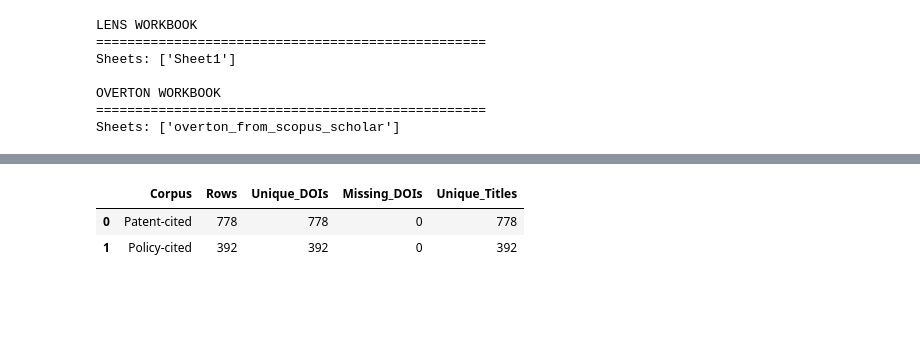
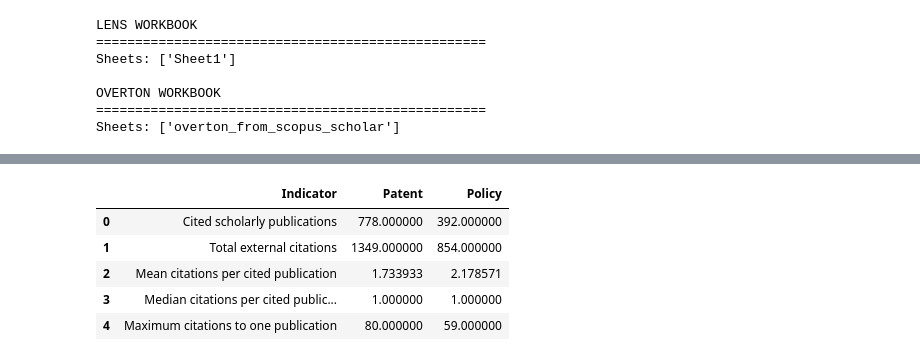
Before and after one commit to mdzalfirdausi/review_paper_2, a Jupyter notebook: notebooks/6.patent_policy_citation_landscape.ipynb, the cells around one changed output, grey strips where cells are left out. Drawn from its saved outputs; the diff is of its cells as text; code cells hidden in the pictures; blank space fills up the shorter version.

```diff
--- a/notebooks/6.patent_policy_citation_landscape.ipynb
+++ b/notebooks/6.patent_policy_citation_landscape.ipynb
@@ -397,41 +373,47 @@ policy_cited[
 )
 # %%
 # ---------------------------------------------------------
-# Corpus diagnostics
+# External-citation intensity
 # ---------------------------------------------------------
 
-corpus_diagnostics = pd.DataFrame(
+external_citation_summary = pd.DataFrame(
     {
-        "Corpus": [
-            "Patent-cited",
-            "Policy-cited",
+        "Indicator": [
+            "Cited scholarly publications",
+            "Total external citations",
+            "Mean citations per cited publication",
+            "Median citations per cited publication",
+            "Maximum citations to one publication",
         ],
-        "Rows": [
+
+        "Patent": [
             len(patent_cited),
+            patent_cited["Patent_Citation_Count"].sum(),
+            patent_cited["Patent_Citation_Count"].mean(),
+            patent_cited["Patent_Citation_Count"].median(),
+            patent_cited["Patent_Citation_Count"].max(),
+        ],
+
+        "Policy": [
             len(policy_cited),
-        ],
-        "Unique_DOIs": [
-            patent_cited["DOI_clean"].nunique(),
-            policy_cited["DOI_clean"].nunique(),
-        ],
-        "Missing_DOIs": [
-            patent_cited["DOI_clean"].isna().sum(),
-            policy_cited["DOI_clean"].isna().sum(),
-        ],
-        "Unique_Titles": [
-            patent_cited["Title_clean"].nunique(),
-            policy_cited["Title_clean"].nunique(),
+            policy_cited["Policy_Citation_Count"].sum(),
+            policy_cited["Policy_Citation_Count"].mean(),
+            policy_cited["Policy_Citation_Count"].median(),
+            policy_cited["Policy_Citation_Count"].max(),
         ],
     }
 )
 
 
 display(
-    corpus_diagnostics
+    external_citation_summary
 )
 # %% [output]
-|  | Corpus | Rows | Unique_DOIs | Missing_DOIs | Unique_Titles |
-| 0 | Patent-cited | 778 | 778 | 0 | 778 |
-| 1 | Policy-cited | 392 | 392 | 0 | 392 |
+|  | Indicator | Patent | Policy |
+| 0 | Cited scholarly publications | 778.000000 | 392.000000 |
+| 1 | Total external citations | 1349.000000 | 854.000000 |
+| 2 | Mean citations per cited publication | 1.733933 | 2.178571 |
+| 3 | Median citations per cited public... | 1.000000 | 1.000000 |
+| 4 | Maximum citations to one publication | 80.000000 | 59.000000 |
 # %%
 # ---------------------------------------------------------
```
Also changed, not shown: parts of 26 cells of this notebook, 2 other files.
